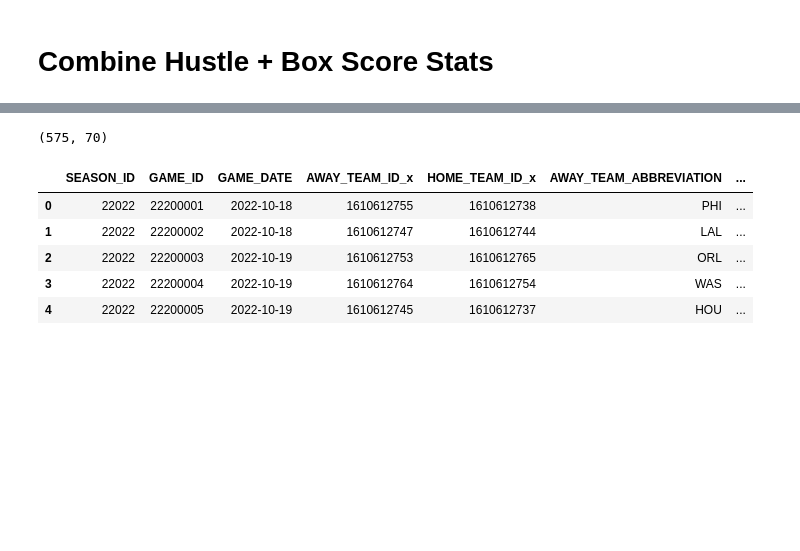
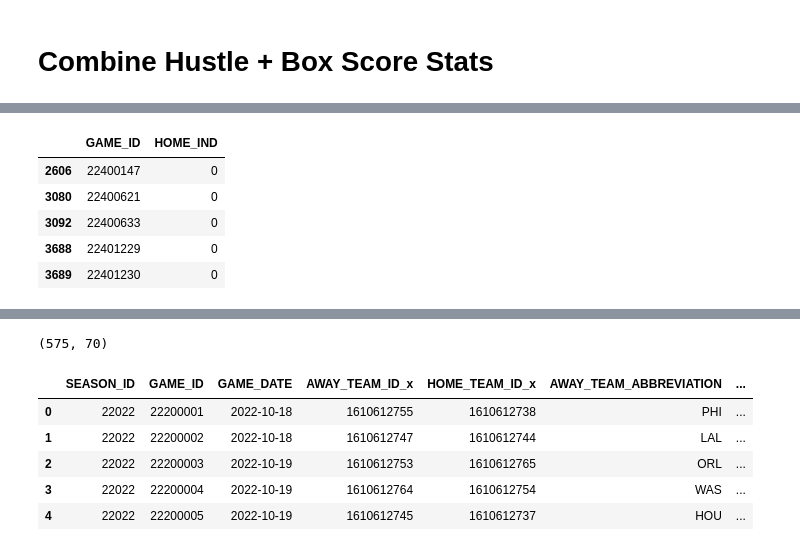
Before and after one commit to samluxenberg1/nba_hustle_sdg, a Jupyter notebook: notebooks/hustle_and_boxscore.ipynb, the cells around one changed output, grey strips where cells are left out. Saved outputs shown, nothing was run; the diff lists cells and outputs as text; code cells hidden in the pictures; blank space fills up the shorter version.

```diff
--- a/notebooks/hustle_and_boxscore.ipynb
+++ b/notebooks/hustle_and_boxscore.ipynb
@@ -41,3 +70,13 @@ df_logs.head(6)
+# %%
+df_grp = df_logs.groupby('GAME_ID')['HOME_IND'].agg('sum').reset_index()
+df_grp.query("HOME_IND==0")
+# %% [output]
+|  | GAME_ID | HOME_IND |
+| 2606 | 22400147 | 0 |
+| 3080 | 22400621 | 0 |
+| 3092 | 22400633 | 0 |
+| 3688 | 22401229 | 0 |
+| 3689 | 22401230 | 0 |
 # %%
 def process_logs(df: pd.DataFrame, neutral_dict: dict) -> pd.DataFrame:
     # Add home team indicator
```
Also changed, not shown: parts of 14 cells of this notebook, 2 other files.
